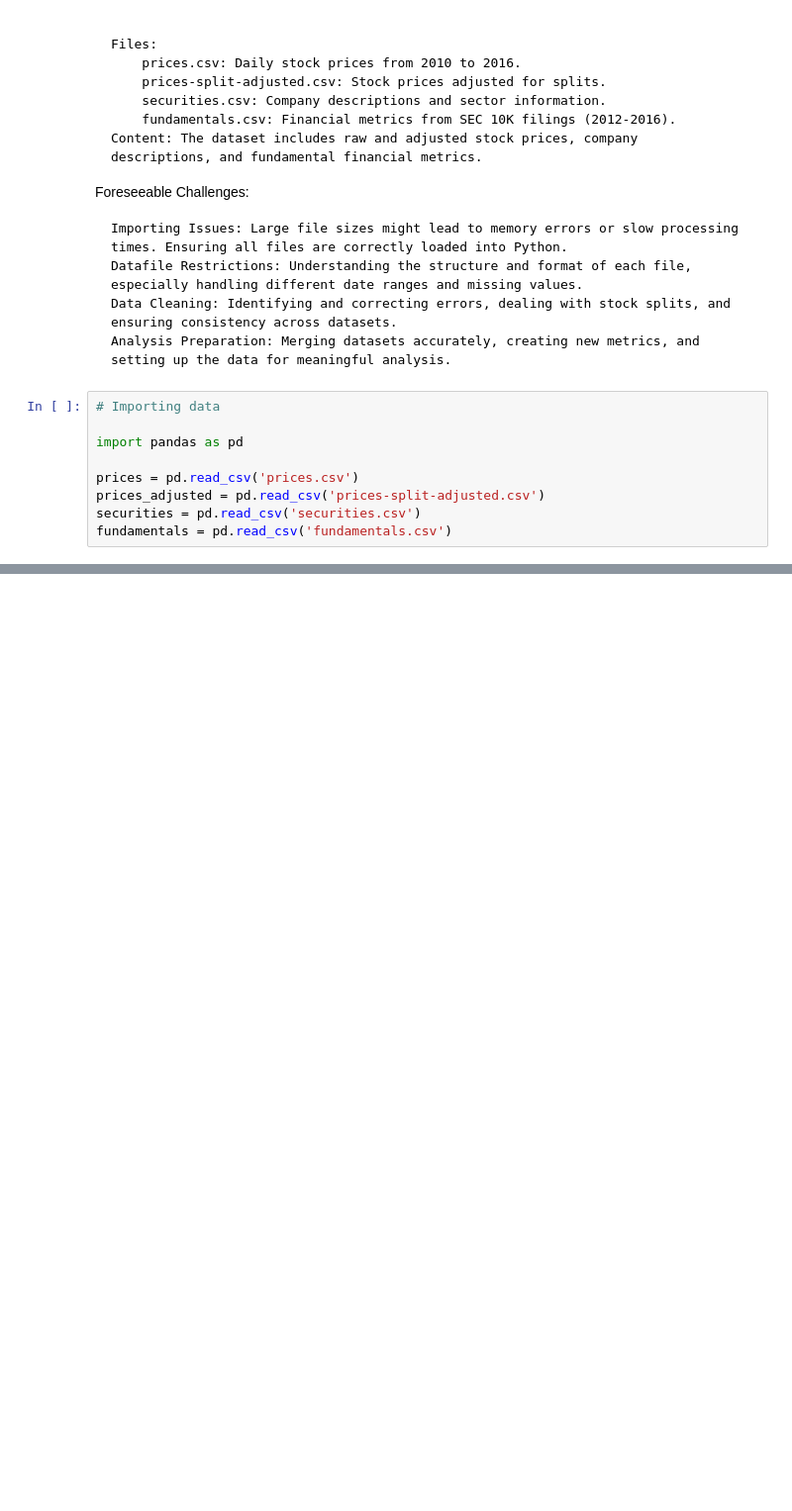
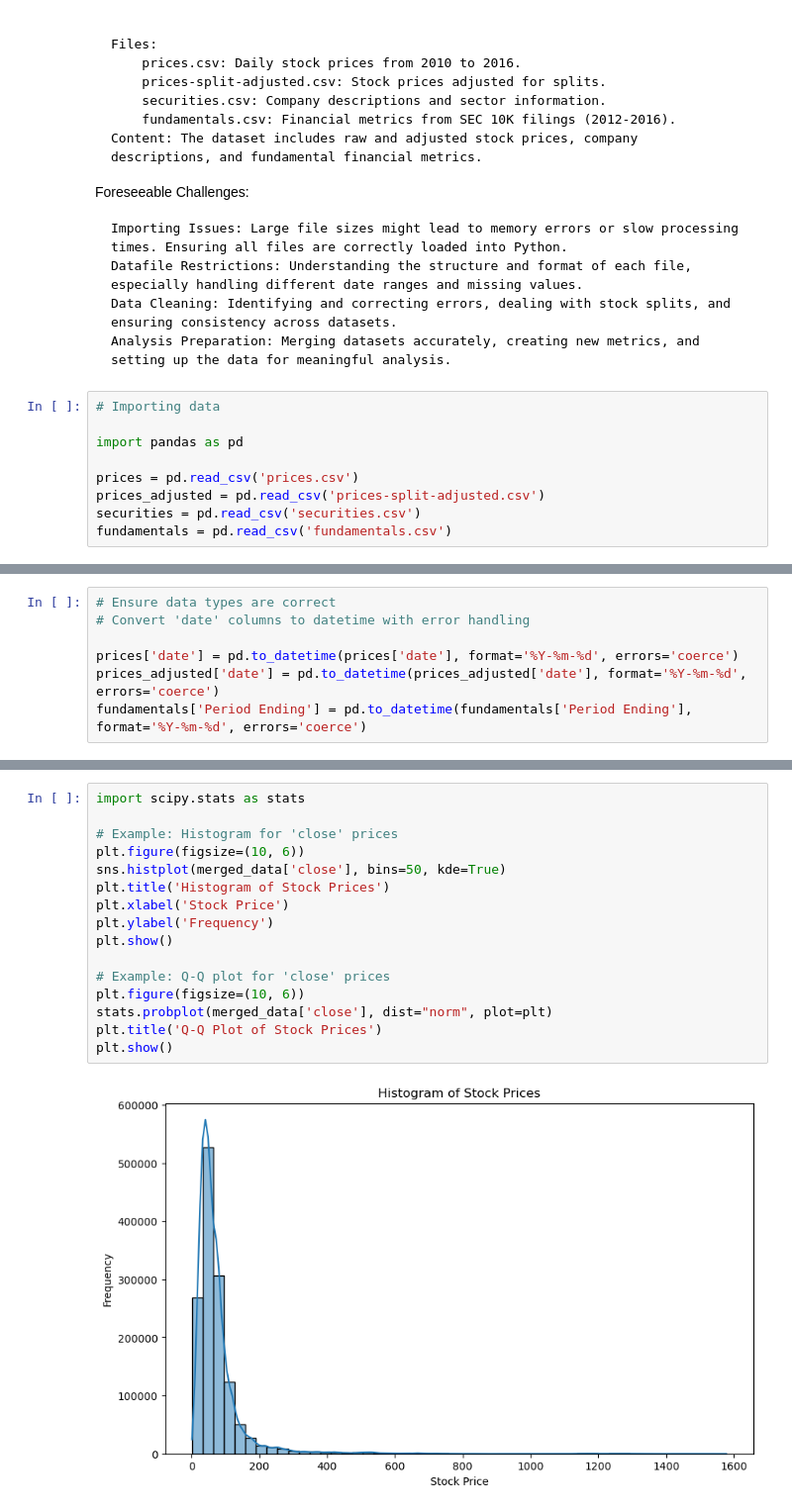
Before and after one commit to ajinkyah/NYSE-Dataset-Analysis, a Jupyter notebook: NYSE Dataset/Milestone1&2_AjinkyaHuddar_A00272825.ipynb, the cells around one changed output, grey strips where cells are left out. Shown at 99% size. Saved outputs shown, nothing was run; the diff lists cells and outputs as text; blank space fills up the shorter version.

```diff
--- a/NYSE Dataset/Milestone1&2_AjinkyaHuddar_A00272825.ipynb
+++ b/NYSE Dataset/Milestone1&2_AjinkyaHuddar_A00272825.ipynb
@@ -57,0 +92,7 @@ fundamentals = pd.read_csv('fundamentals.csv')
+# %%
+# Ensure data types are correct
+# Convert 'date' columns to datetime with error handling
+
+prices['date'] = pd.to_datetime(prices['date'], format='%Y-%m-%d', errors='coerce')
+prices_adjusted['date'] = pd.to_datetime(prices_adjusted['date'], format='%Y-%m-%d', errors='coerce')
+fundamentals['Period Ending'] = pd.to_datetime(fundamentals['Period Ending'], format='%Y-%m-%d', errors='coerce')
@@ -57,0 +238,18 @@ fundamentals = pd.read_csv('fundamentals.csv')
+# %%
+import scipy.stats as stats
+
+# Example: Histogram for 'close' prices
+plt.figure(figsize=(10, 6))
+sns.histplot(merged_data['close'], bins=50, kde=True)
+plt.title('Histogram of Stock Prices')
+plt.xlabel('Stock Price')
+plt.ylabel('Frequency')
+plt.show()
+
+# Example: Q-Q plot for 'close' prices
+plt.figure(figsize=(10, 6))
+stats.probplot(merged_data['close'], dist="norm", plot=plt)
+plt.title('Q-Q Plot of Stock Prices')
+plt.show()
+# %% [output]
+[figure, added]
```
Also changed, not shown: parts of 13 cells of this notebook, 3 other files.
